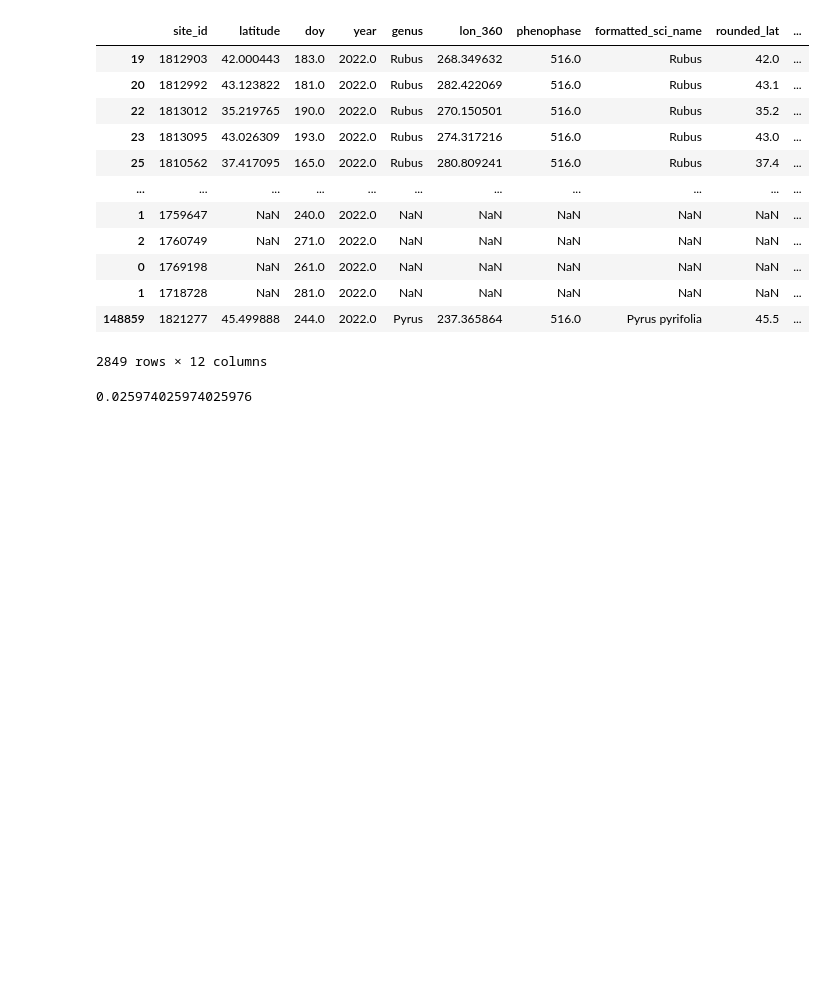
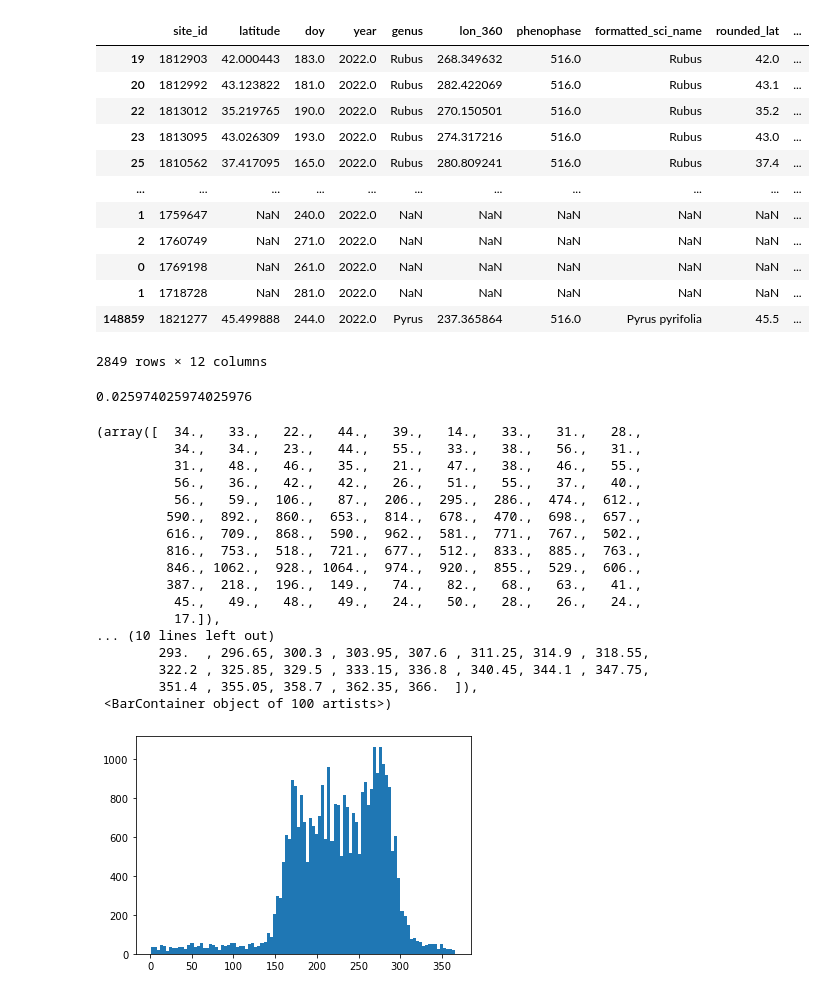
Before and after one commit to falling-fruit/dfg-seasons, a Jupyter notebook: modelling/high_res_models_finalized.ipynb, the cells around one changed output. Drawn from its saved outputs; the diff is of its cells as text; code cells hidden in the pictures; blank space fills up the shorter version.

```diff
--- a/modelling/high_res_models_finalized.ipynb
+++ b/modelling/high_res_models_finalized.ipynb
@@ -521,3 +523,24 @@ full_prediction_df
 74 / 2849
 # %% [output]
 0.025974025974025976
+# %%
+plt.hist(formatted_plants['doy'], bins=100)
+# %% [output]
+(array([  34.,   33.,   22.,   44.,   39.,   14.,   33.,   31.,   28.,
+          34.,   34.,   23.,   44.,   55.,   33.,   38.,   56.,   31.,
+          31.,   48.,   46.,   35.,   21.,   47.,   38.,   46.,   55.,
+          56.,   36.,   42.,   42.,   26.,   51.,   55.,   37.,   40.,
+          56.,   59.,  106.,   87.,  206.,  295.,  286.,  474.,  612.,
+         590.,  892.,  860.,  653.,  814.,  678.,  470.,  698.,  657.,
+         616.,  709.,  868.,  590.,  962.,  581.,  771.,  767.,  502.,
+         816.,  753.,  518.,  721.,  677.,  512.,  833.,  885.,  763.,
+         846., 1062.,  928., 1064.,  974.,  920.,  855.,  529.,  606.,
+         387.,  218.,  196.,  149.,   74.,   82.,   68.,   63.,   41.,
+          45.,   49.,   48.,   49.,   24.,   50.,   28.,   26.,   24.,
+          17.]),
+... (10 lines left out)
+        293.  , 296.65, 300.3 , 303.95, 307.6 , 311.25, 314.9 , 318.55,
+        322.2 , 325.85, 329.5 , 333.15, 336.8 , 340.45, 344.1 , 347.75,
+        351.4 , 355.05, 358.7 , 362.35, 366.  ]),
+ <BarContainer object of 100 artists>)
+[figure, added]
```
Also changed, not shown: parts of 5 cells of this notebook.
